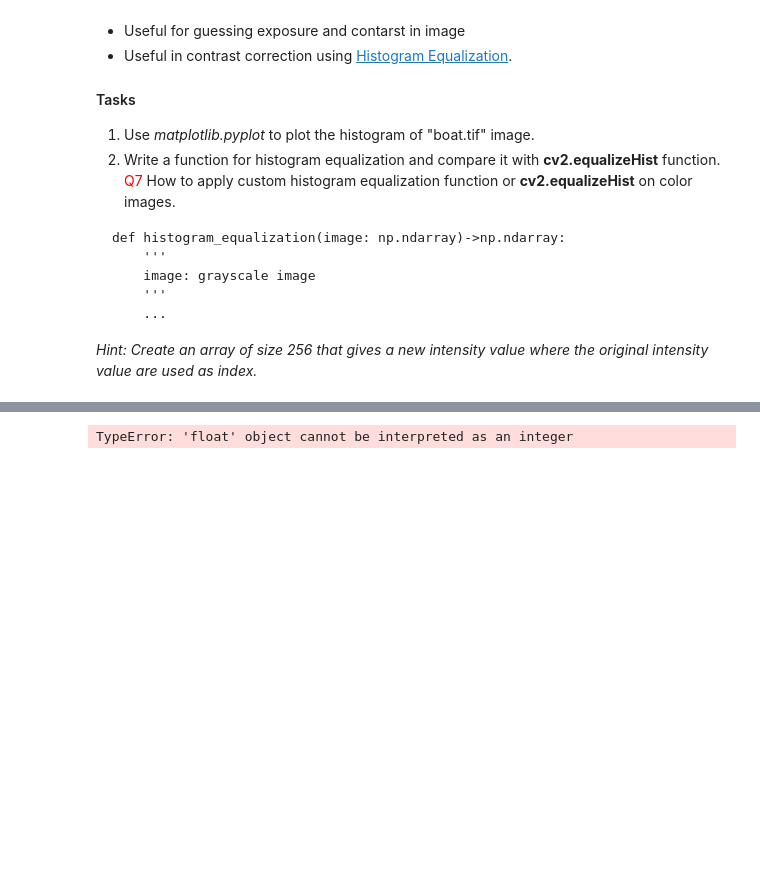
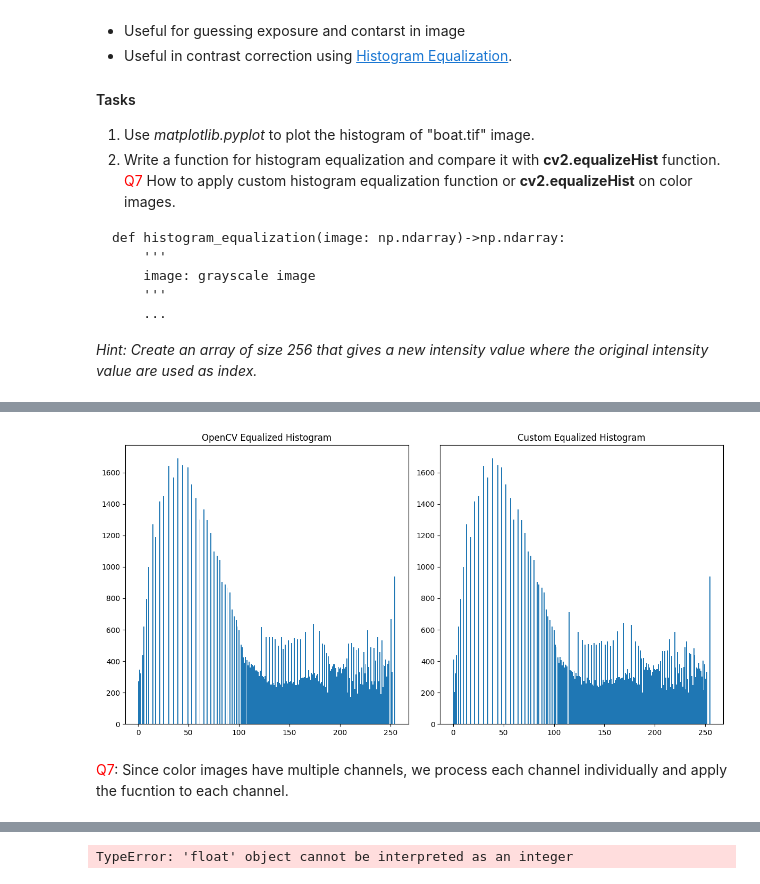
Before and after one commit to SeZven/Digital-Image-Processing-and-Computer-Vision, a Jupyter notebook: Lab1/Lab1_Computer_Vision.ipynb, the cells around one changed output, grey strips where cells are left out. Saved outputs shown, nothing was run; the diff lists cells and outputs as text; code cells hidden in the pictures; blank space fills up the shorter version.

```diff
--- a/Lab1/Lab1_Computer_Vision.ipynb
+++ b/Lab1/Lab1_Computer_Vision.ipynb
@@ -385,3 +452,24 @@ def histogram_equalization(image: np.ndarray)->np.ndarray:
+# %%
+cv2HistogramEqualizationImg = cv2.equalizeHist(boatImg)
+customHistogramEqualizationImg = histogram_equalization(boatImg)
+
+plt.figure(figsize=(12, 6))
+
+
+plt.subplot(1,2,1)
+plt.hist(cv2HistogramEqualizationImg.ravel(), bins=256)
+plt.title("OpenCV Equalized Histogram")
+
+plt.subplot(1,2,2)
+plt.hist(customHistogramEqualizationImg.ravel(), bins=256)
+plt.title("Custom Equalized Histogram")
+
+plt.tight_layout()
+plt.show()
+# %% [output]
+[figure, added]
+# %% [markdown]
+<span style="color:Red">Q7</span>: Since color images have multiple channels, we process each channel individually and apply the fucntion to each channel.
 # %% [markdown]
 ## Lab Assignment: Lane Detection
 
```
Also changed, not shown: parts of 5 cells of this notebook.
